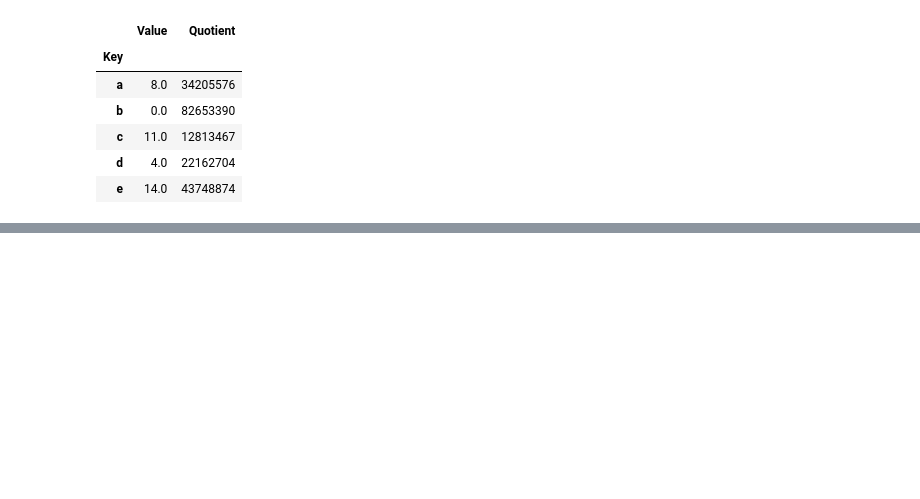
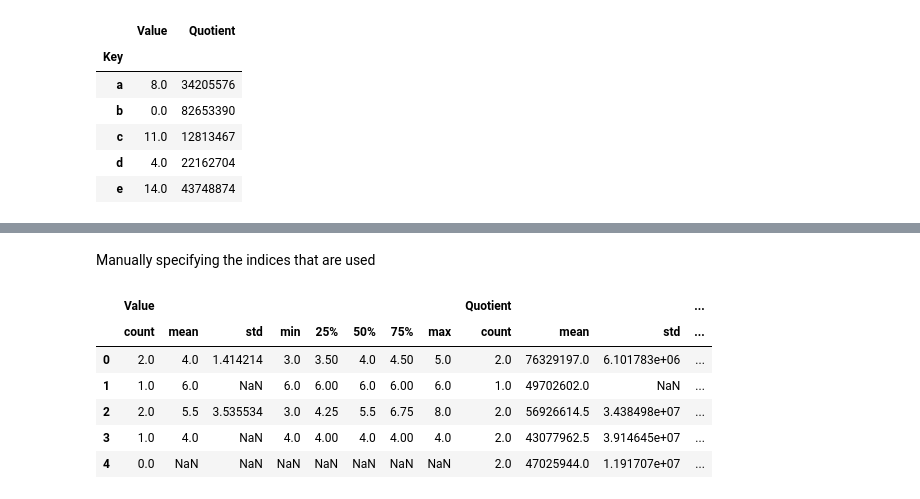
Before and after one commit to pvaddina/python-reference, a Jupyter notebook: pandas/pandas-aggregations.ipynb, the cells around one changed output, grey strips where cells are left out. Saved outputs shown, nothing was run; the diff lists cells and outputs as text; code cells hidden in the pictures; blank space fills up the shorter version.

```diff
--- a/pandas/pandas-aggregations.ipynb
+++ b/pandas/pandas-aggregations.ipynb
@@ -184,0 +187,13 @@ q.groupby('Key').transform(lambda x: x + x.mean())
+# %% [markdown]
+Manually specifying the indices that are used
+# %%
+grouped_rows = [2, 0, 3, 4, 0, 1, 3, 4, 2]
+q.groupby(grouped_rows).describe()
+# %% [output]
+|  | Value |  |  |  |  |  |  |  | Quotient |  |  | ... |
+|  | count | mean | std | min | 25% | 50% | 75% | max | count | mean | std | ... |
+| 0 | 2.0 | 4.0 | 1.414214 | 3.0 | 3.50 | 4.0 | 4.50 | 5.0 | 2.0 | 76329197.0 | 6.101783e+06 | ... |
+| 1 | 1.0 | 6.0 | NaN | 6.0 | 6.00 | 6.0 | 6.00 | 6.0 | 1.0 | 49702602.0 | NaN | ... |
+| 2 | 2.0 | 5.5 | 3.535534 | 3.0 | 4.25 | 5.5 | 6.75 | 8.0 | 2.0 | 56926614.5 | 3.438498e+07 | ... |
+| 3 | 1.0 | 4.0 | NaN | 4.0 | 4.00 | 4.0 | 4.00 | 4.0 | 2.0 | 43077962.5 | 3.914645e+07 | ... |
+| 4 | 0.0 | NaN | NaN | NaN | NaN | NaN | NaN | NaN | 2.0 | 47025944.0 | 1.191707e+07 | ... |
```
Also changed, not shown: parts of 9 cells of this notebook, 5 other files.
